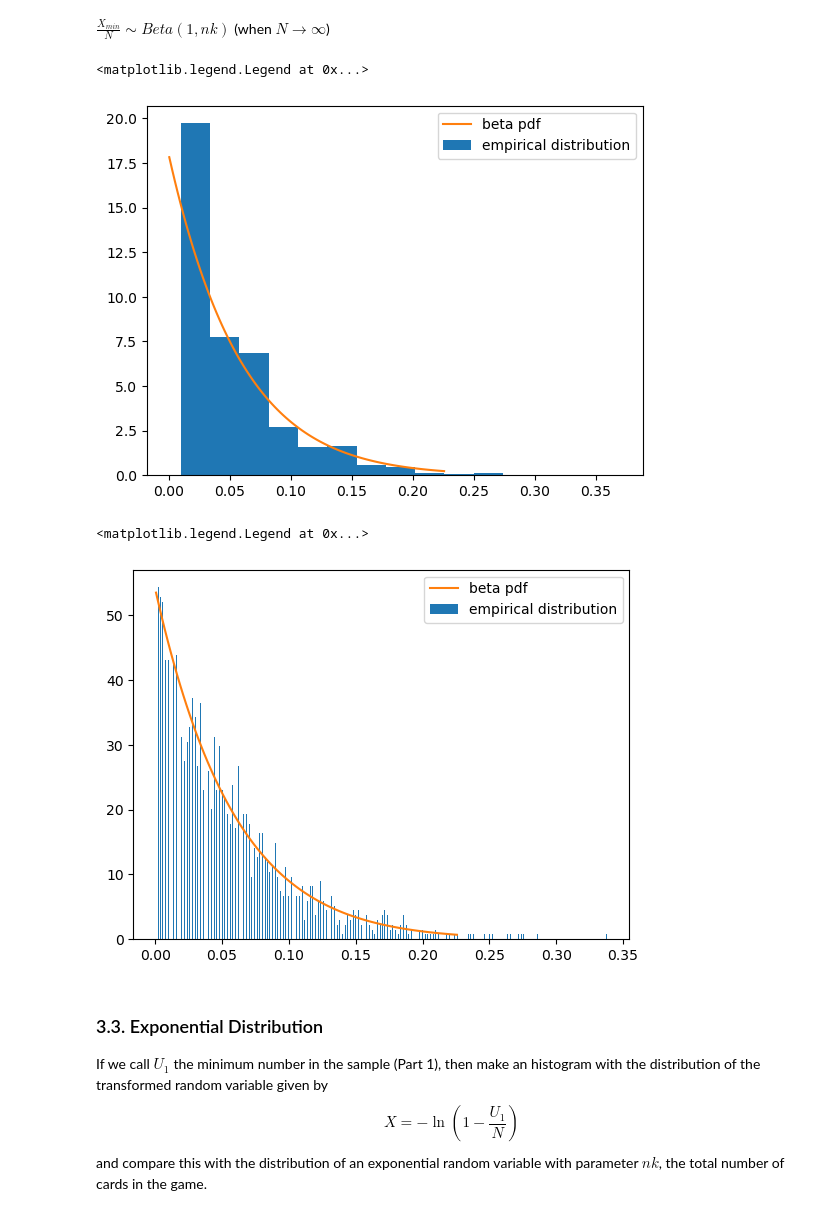
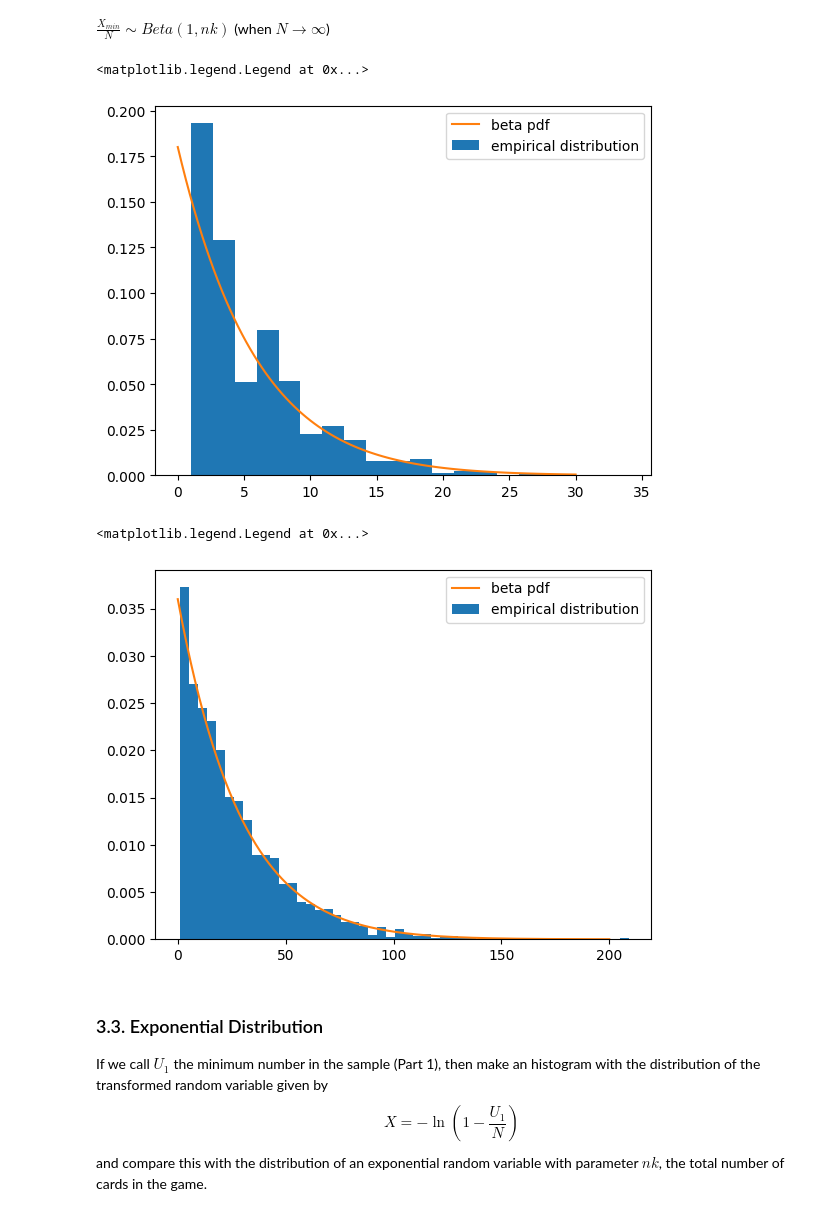
Before and after one commit to UCB-stat-201a-fall23/projectno1-themind-FayeL6, a Jupyter notebook: Project01-TheMind.ipynb, the cells around one changed output. Saved outputs shown, nothing was run; the diff lists cells and outputs as text; code cells hidden in the pictures.

```diff
--- a/Project01-TheMind.ipynb
+++ b/Project01-TheMind.ipynb
@@ -83,7 +83,7 @@ times = 2000
 def largest_gap(N,n,k,times, plot=True):
     result = [np.max(np.diff(np.sort(sample_cards(N,n,k).reshape(1,n*k)[0]))) for i in range(times)]
     if plot:
-        plt.hist(result,bins=N, density=True)
+        plt.hist(result,bins=N, density=True, alpha=0.8)
     return result
 
 a = largest_gap(N,n,k,times)
@@ -110,7 +110,7 @@ def largest_gap_diff(N,n,k,times, plot=True):
                 space = num[i]
         result.append(space)
     if plot:
-        plt.hist(result,bins=N,density=True)
+        plt.hist(result,bins=N,density=True,alpha=0.8)
     return result
 
 a = largest_gap_diff(N,n,k,times)
@@ -166,8 +166,8 @@ def largest_gap_compare(N,n,k,times):
                 space = num[j]
         result2.append(space)
 
-    plt.hist(result1,bins=N)
-    plt.hist(result2,bins=N)
+    plt.hist(result1,bins=N,alpha=0.8)
+    plt.hist(result2,bins=N,alpha=0.8)
 
 
     return result1,result2,np.mean(result1),np.mean(result2)
@@ -208,8 +208,8 @@ for row, j in enumerate(N):
     for col,i in enumerate(n):
         a = largest_gap(j,i,k,times,plot=False)
         b = largest_gap_diff(j,i,k,times,plot=False)
-        axs[row,col].hist(a,bins=100,density=True)
-        axs[row,col].hist(b,bins=100,density=True)
+        axs[row,col].hist(a,bins=100,density=True, alpha=0.8)
+        axs[row,col].hist(b,bins=100,density=True, alpha=0.8)
         axs[row,col].legend(["type1","type2"],fontsize="4")
         axs[row,col].set_title("n={},N={}".format(i,j))
         axs[row,col].set_xlabel("mean=[{},{}]".format(np.mean(a),np.mean(b)))
@@ -270,35 +270,32 @@ k=3
 times=2000
 
 # card game
-plt.hist(np.array([np.min(sample_cards(N,n,k)) for i in range(times)])/N,bins=15,density=True)
+plt.hist(np.array([np.min(sample_cards(N,n,k)) for i in range(times)]),bins=20,density=True)
 
 # beta pdf
-x = np.linspace(stats.beta.ppf(0.01, 1, n*k),
-                stats.beta.ppf(0.99, 1, n*k), 100)
-y = stats.beta.pdf(x,1,n*k)
-plt.plot(x,y)
+x = np.linspace(0,30, 100)
+y = stats.beta.pdf(x/N,1,n*k)
+plt.plot(x,y/N)
 
 plt.legend(["beta pdf","empirical distribution"])
 # %% [output]
 <matplotlib.legend.Legend at 0x...>
-[figure, old version]
+[figure, new version]
 # %%
 N=500
 n=6
 k=3
 times=2000
 
-plt.hist(np.array([np.min(sample_cards(N,n,k)) for i in range(times)])/N,bins=500,density=True)
-#plt.hist(np.random.beta(1, n*k, size=times)*N,bins=N)
+plt.hist(np.array([np.min(sample_cards(N,n,k)) for i in range(times)]),bins=50,density=True)
 # use round to make the data same
-x = np.linspace(stats.beta.ppf(0.01, 1, n*k),
-                stats.beta.ppf(0.99, 1, n*k), 100)
-y = stats.beta.pdf(x,1,n*k)*3
-plt.plot(x,y)
+x = np.linspace(0, 200, 200)
+y = stats.beta.pdf(x/N,1,n*k)
+plt.plot(x,y/N)
 plt.legend(["beta pdf","empirical distribution"])
 # %% [output]
 <matplotlib.legend.Legend at 0x...>
-[figure, old version]
+[figure, new version]
 # %% [markdown]
 ### 3.3. Exponential Distribution
 
```
Also changed, not shown: parts of 16 cells of this notebook.
